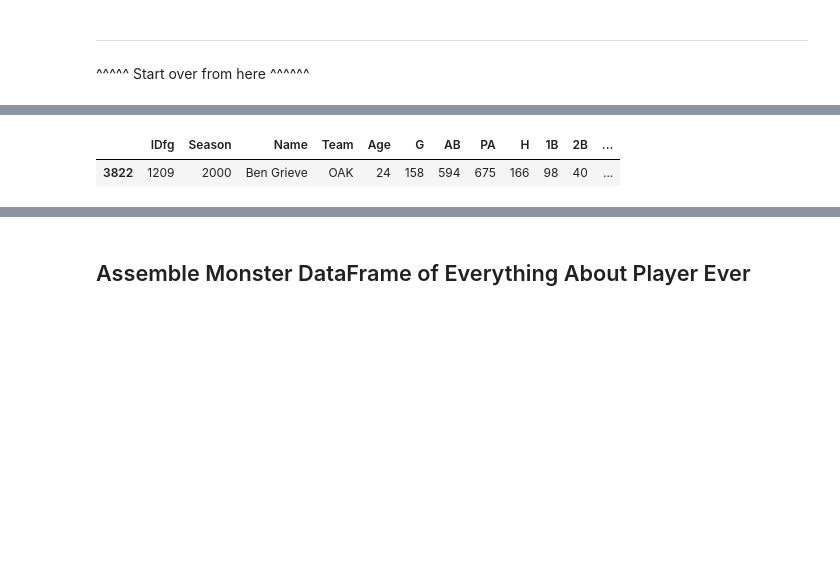
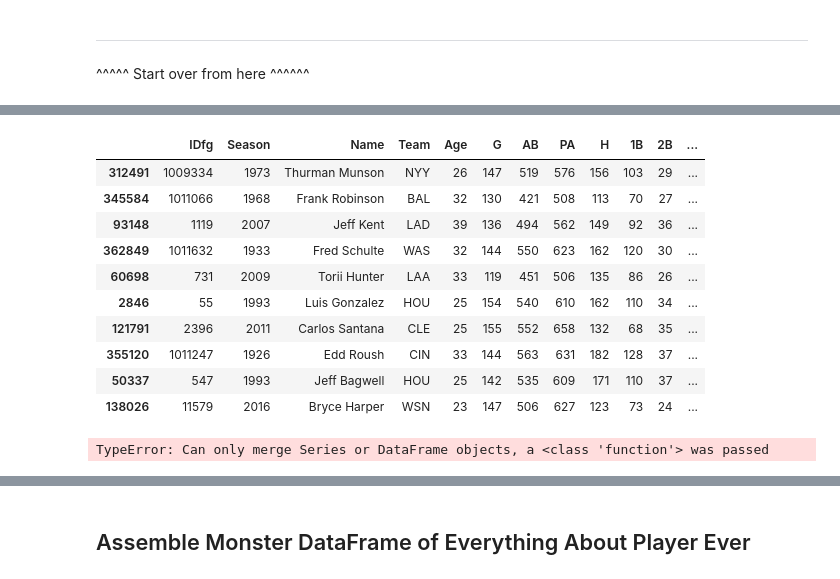
Before and after one commit to obverter/bmi-stars, a Jupyter notebook: notebooks/Players.ipynb, the cells around one changed output, grey strips where cells are left out. Cells and saved outputs as stored; diff of their text form; code cells hidden in the pictures; blank space fills up the shorter version.

```diff
--- a/notebooks/Players.ipynb
+++ b/notebooks/Players.ipynb
@@ -55,14 +72,35 @@ people.sample(5)
 rosetta = rosetta.rename(columns={
     "key_fangraphs": "IDfg"
 })
-# %%
-ftbat.sample()
-# %% [output]
-|  | IDfg | Season | Name | Team | Age | G | AB | PA | H | 1B | 2B | ... |
-| 3822 | 1209 | 2000 | Ben Grieve | OAK | 24 | 158 | 594 | 675 | 166 | 98 | 40 | ... |
+# %%
+fbat = fbat.sort_values('IDfg')
 # %%
 def drop_y(df):
     # list comprehension of the cols that end with '_y'
     to_drop = [x for x in df if x.endswith('_y')]
     df.drop(to_drop, axis=1, inplace=True)
+# %%
+# merge magic
+stats = pd.merge(fbat, fpit,  how='left', left_on=['IDfg'], right_on=['IDfg'], suffixes=('', '_y'))
+sleep(1)
+drop_y(stats)
+# %%
+# merge magic
+stats = pd.merge(stats, ftpit,  how='left', left_on=['IDfg'], right_on=['IDfg'], suffixes=('', '_y'))
+sleep(1)
+drop_y(stats)
+# %%
+stats.sample(10)
+# %% [output]
+|  | IDfg | Season | Name | Team | Age | G | AB | PA | H | 1B | 2B | ... |
+| 312491 | 1009334 | 1973 | Thurman Munson | NYY | 26 | 147 | 519 | 576 | 156 | 103 | 29 | ... |
+| 345584 | 1011066 | 1968 | Frank Robinson | BAL | 32 | 130 | 421 | 508 | 113 | 70 | 27 | ... |
+| 93148 | 1119 | 2007 | Jeff Kent | LAD | 39 | 136 | 494 | 562 | 149 | 92 | 36 | ... |
+| 362849 | 1011632 | 1933 | Fred Schulte | WAS | 32 | 144 | 550 | 623 | 162 | 120 | 30 | ... |
+| 60698 | 731 | 2009 | Torii Hunter | LAA | 33 | 119 | 451 | 506 | 135 | 86 | 26 | ... |
+| 2846 | 55 | 1993 | Luis Gonzalez | HOU | 25 | 154 | 540 | 610 | 162 | 110 | 34 | ... |
+| 121791 | 2396 | 2011 | Carlos Santana | CLE | 25 | 155 | 552 | 658 | 132 | 68 | 35 | ... |
+| 355120 | 1011247 | 1926 | Edd Roush | CIN | 33 | 144 | 563 | 631 | 182 | 128 | 37 | ... |
+| 50337 | 547 | 1993 | Jeff Bagwell | HOU | 25 | 142 | 535 | 609 | 171 | 110 | 37 | ... |
+| 138026 | 11579 | 2016 | Bryce Harper | WSN | 23 | 147 | 506 | 627 | 123 | 73 | 24 | ... |
 # %%
@@ -77 +117,8 @@ result = pd.merge(result, ftbat,  how='inner', left_on=['IDfg'], right_on=['IDfg
 drop_y(result)
+# %%
+# merge appearances into result
+result = pd.merge(result, appearances,  how='left', left_on=['key_bbref'], right_on=['playerID'], suffixes=('', '_y'))
+sleep(1)
+drop_y(result)
+# %% [output]
+TypeError: Can only merge Series or DataFrame objects, a <class 'function'> was passed
```
Also changed, not shown: parts of 28 cells of this notebook.
